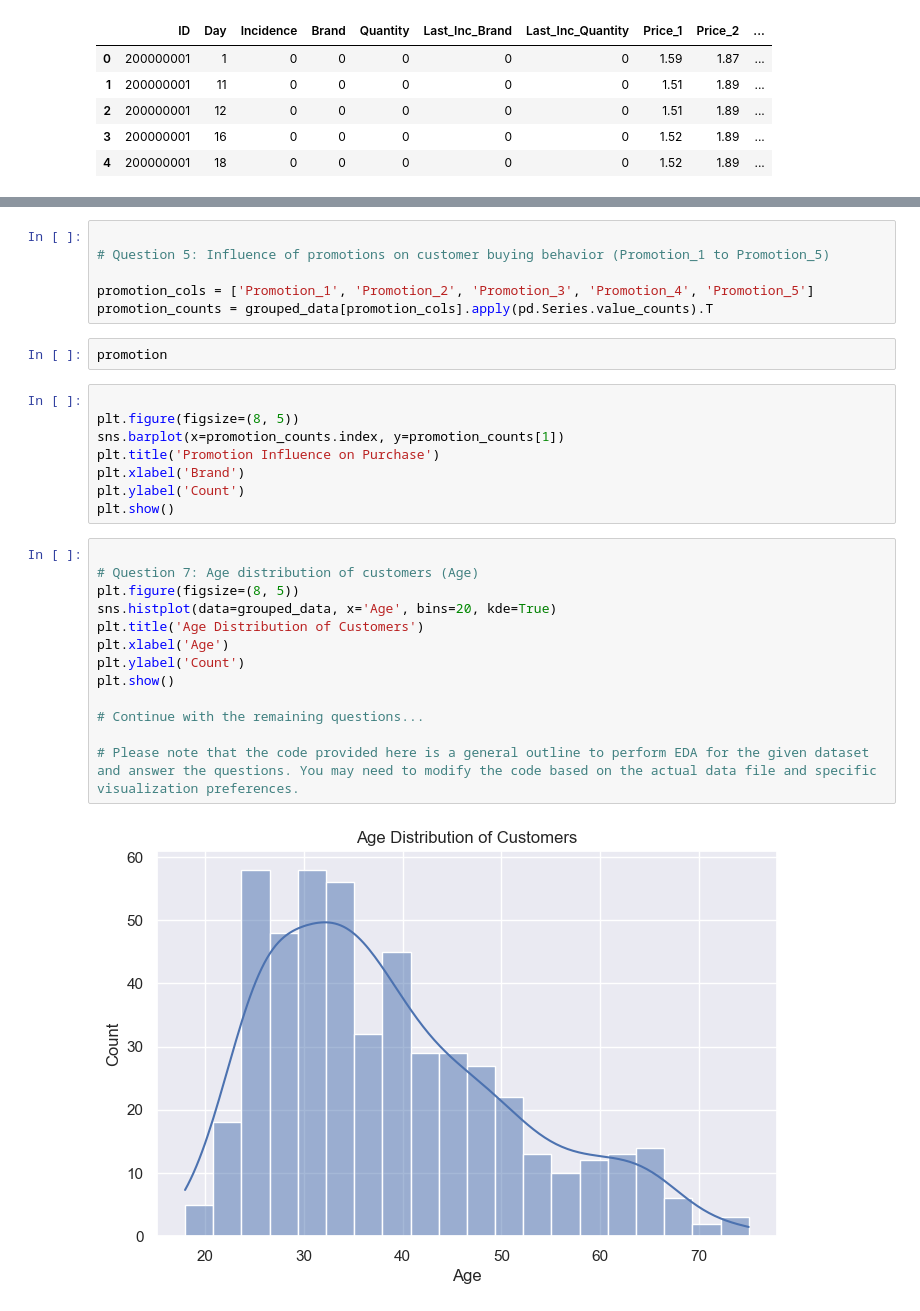
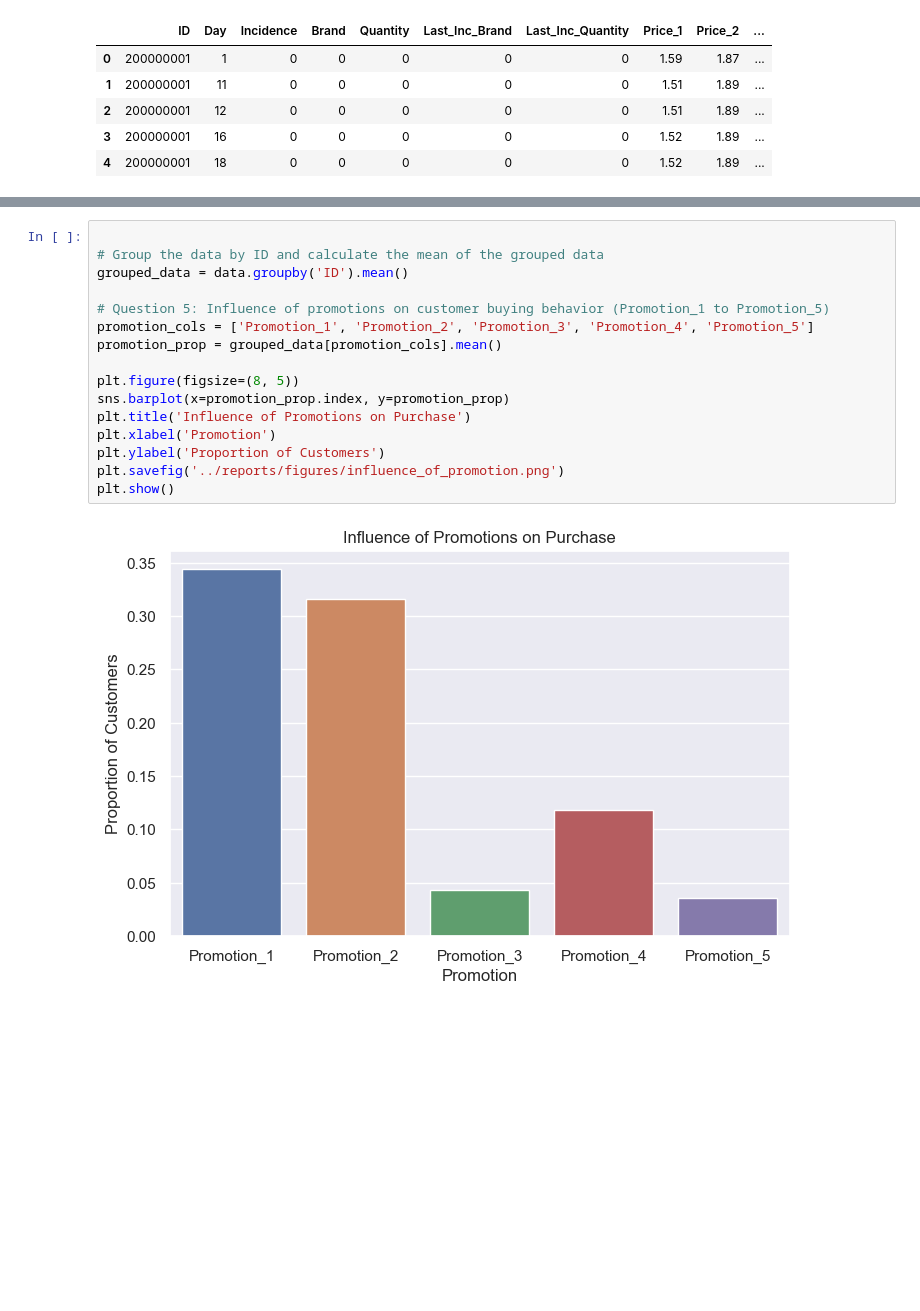
Before and after one commit to kings-data-quest/Retail_store_customer_analytiics, a Jupyter notebook: notebooks/2.0-prof-Purchase-Analytic-EDA.ipynb, the cells around one changed output, grey strips where cells are left out. Drawn from its saved outputs; the diff is of its cells as text; blank space fills up the shorter version.

Commit message:
eda_purchase_data

```diff
--- a/notebooks/2.0-prof-Purchase-Analytic-EDA.ipynb
+++ b/notebooks/2.0-prof-Purchase-Analytic-EDA.ipynb
@@ -109,34 +188,21 @@ plt.ylabel('Price')
 plt.show()
 # %% [output]
 [figure]
-# %%
-
-# Question 5: Influence of promotions on customer buying behavior (Promotion_1 to Promotion_5)
-
-promotion_cols = ['Promotion_1', 'Promotion_2', 'Promotion_3', 'Promotion_4', 'Promotion_5']
-promotion_counts = grouped_data[promotion_cols].apply(pd.Series.value_counts).T
-# %%
-promotion
-# %%
-
-plt.figure(figsize=(8, 5))
-sns.barplot(x=promotion_counts.index, y=promotion_counts[1])
-plt.title('Promotion Influence on Purchase')
-plt.xlabel('Brand')
-plt.ylabel('Count')
-plt.show()
-# %%
-
-# Question 7: Age distribution of customers (Age)
-plt.figure(figsize=(8, 5))
-sns.histplot(data=grouped_data, x='Age', bins=20, kde=True)
-plt.title('Age Distribution of Customers')
-plt.xlabel('Age')
-plt.ylabel('Count')
-plt.show()
-
-# Continue with the remaining questions...
-
-# Please note that the code provided here is a general outline to perform EDA for the given dataset and answer the questions. You may need to modify the code based on the actual data file and specific visualization preferences.
-# %% [output]
-[figure, removed]
+# %%
+
+# Group the data by ID and calculate the mean of the grouped data
+grouped_data = data.groupby('ID').mean()
+
+# Question 5: Influence of promotions on customer buying behavior (Promotion_1 to Promotion_5)
+promotion_cols = ['Promotion_1', 'Promotion_2', 'Promotion_3', 'Promotion_4', 'Promotion_5']
+promotion_prop = grouped_data[promotion_cols].mean()
+
+plt.figure(figsize=(8, 5))
+sns.barplot(x=promotion_prop.index, y=promotion_prop)
+plt.title('Influence of Promotions on Purchase')
+plt.xlabel('Promotion')
+plt.ylabel('Proportion of Customers')
+plt.savefig('../reports/figures/influence_of_promotion.png')
+plt.show()
+# %% [output]
+[figure, added]
```
Also changed, not shown: parts of 7 cells of this notebook, 6 other files.
